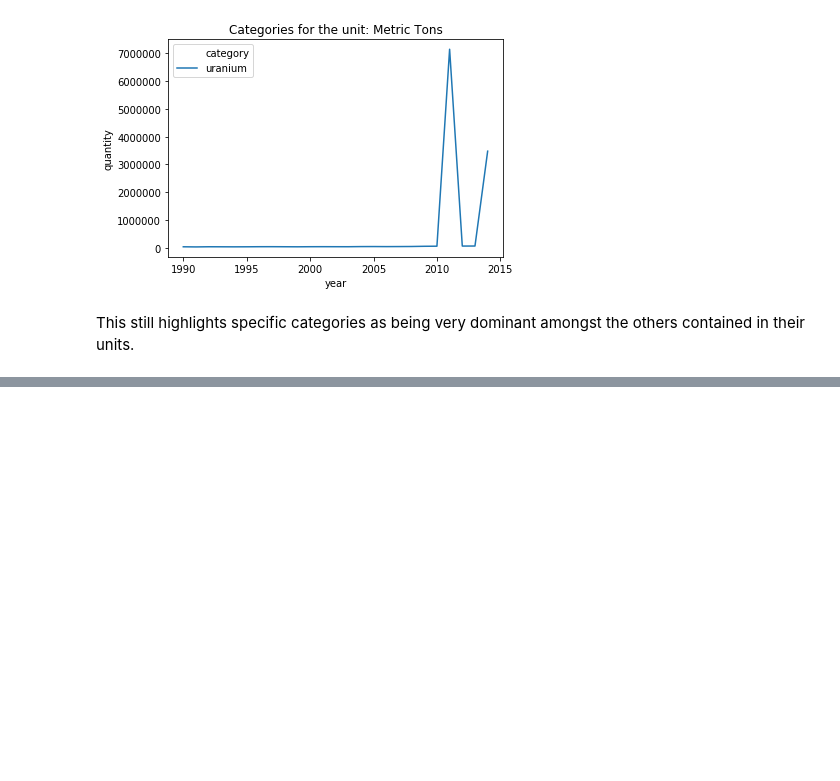
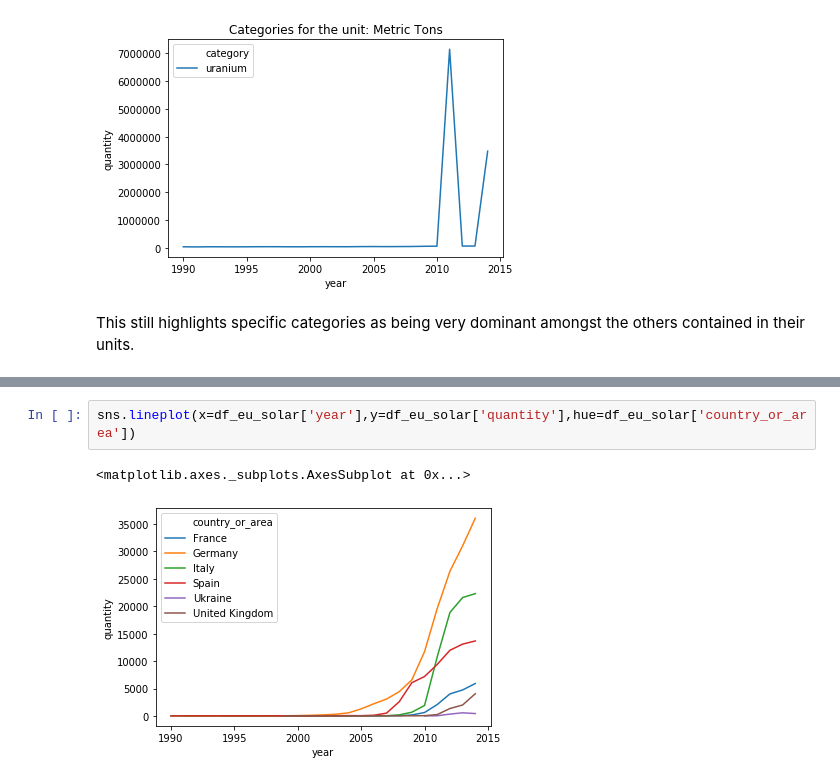
Before and after one commit to See-You-Data/UNInternationalEnergyData, a Jupyter notebook: dan_exploratory_analysis.ipynb, the cells around one changed output, grey strips where cells are left out. Drawn from its saved outputs; the diff is of its cells as text; blank space fills up the shorter version.

```diff
--- a/dan_exploratory_analysis.ipynb
+++ b/dan_exploratory_analysis.ipynb
@@ -218,0 +269,5 @@ This still highlights specific categories as being very dominant amongst the oth
+# %%
+sns.lineplot(x=df_eu_solar['year'],y=df_eu_solar['quantity'],hue=df_eu_solar['country_or_area'])
+# %% [output]
+<matplotlib.axes._subplots.AxesSubplot at 0x...>
+[figure, added]
```
Also changed, not shown: parts of 10 cells of this notebook.
